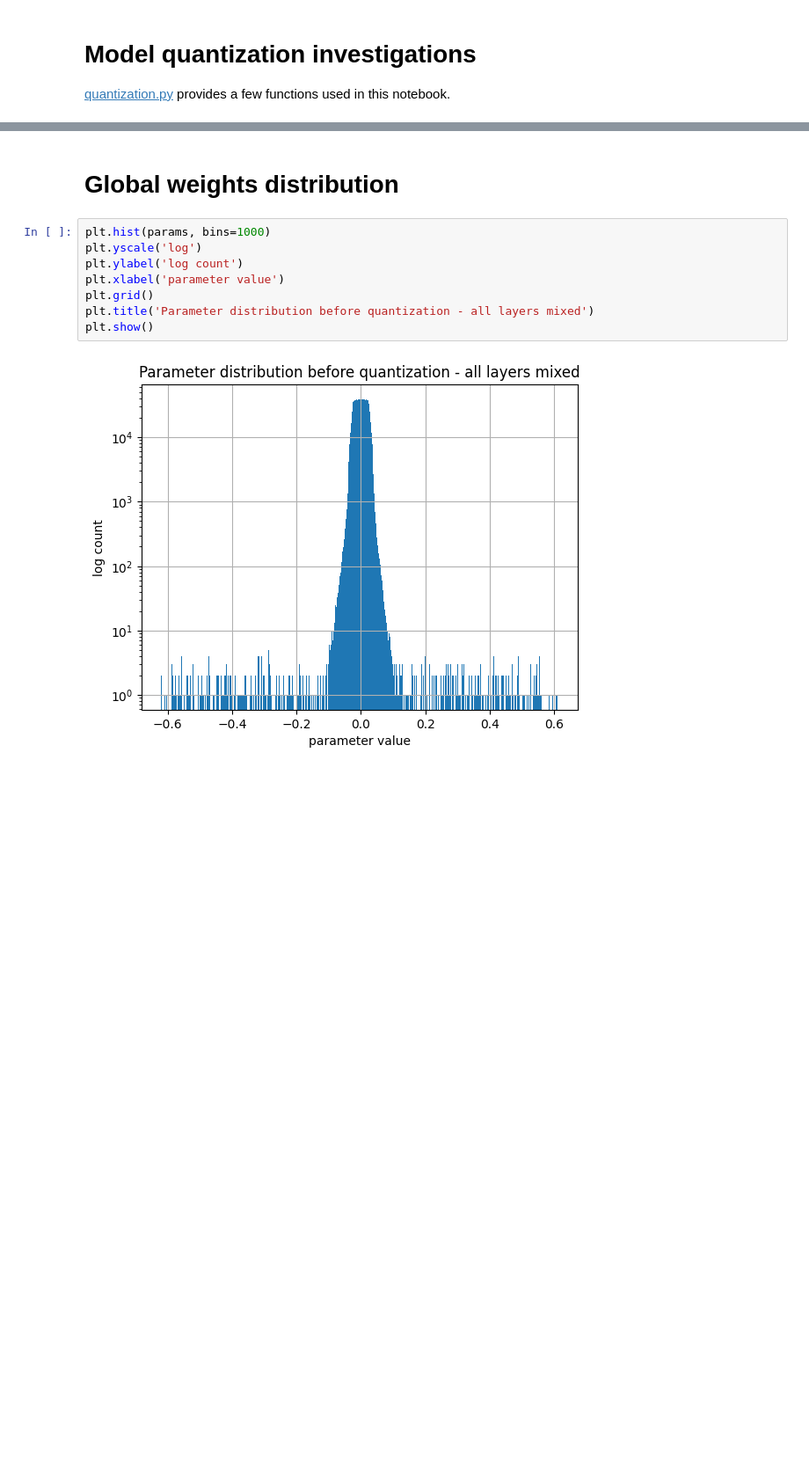
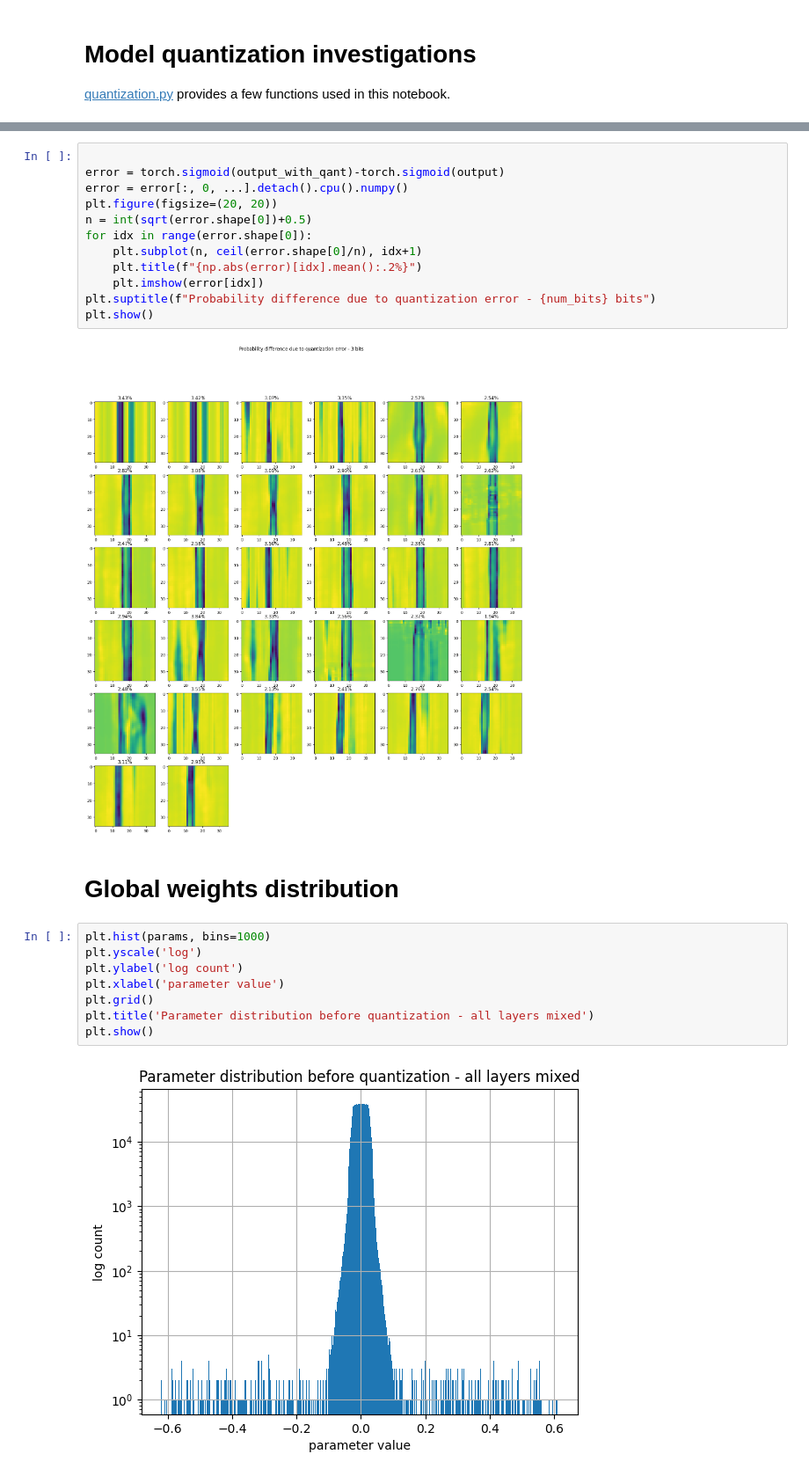
Before and after one commit to balthazarneveu/geosciences, a Jupyter notebook: TP_5/model_quantization.ipynb, the cells around one changed output, grey strips where cells are left out. Shown at 88% size. Saved outputs shown, nothing was run; the diff lists cells and outputs as text; blank space fills up the shorter version.

```diff
--- a/TP_5/model_quantization.ipynb
+++ b/TP_5/model_quantization.ipynb
@@ -56,3 +108,17 @@ plt.show()
+# %%
+
+error = torch.sigmoid(output_with_qant)-torch.sigmoid(output)
+error = error[:, 0, ...].detach().cpu().numpy()
+plt.figure(figsize=(20, 20))
+n = int(sqrt(error.shape[0])+0.5)
+for idx in range(error.shape[0]):
+    plt.subplot(n, ceil(error.shape[0]/n), idx+1)
+    plt.title(f"{np.abs(error)[idx].mean():.2%}")
+    plt.imshow(error[idx])
+plt.suptitle(f"Probability difference due to quantization error - {num_bits} bits")
+plt.show()
+# %% [output]
+[figure, added]
 # %% [markdown]
 # Global weights distribution
 # %%
```
Also changed, not shown: parts of 7 cells of this notebook, 2 other files.
